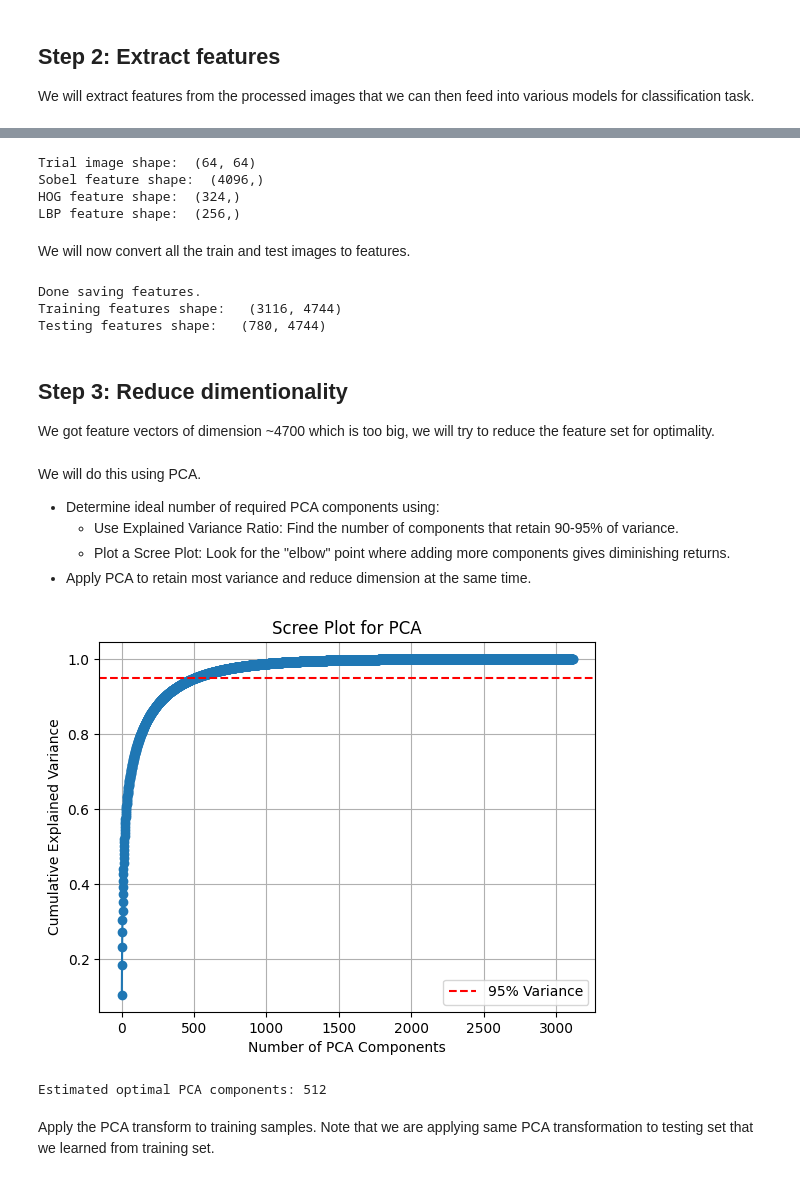
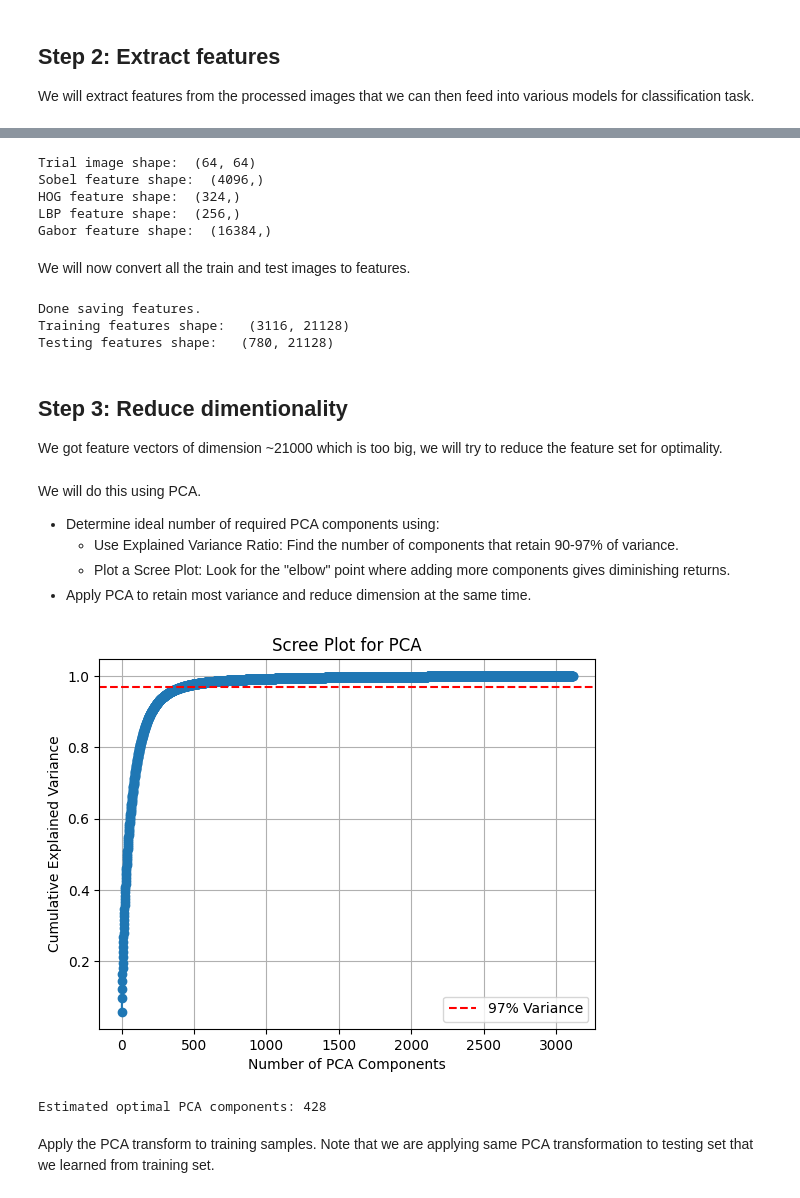
Before and after one commit to ArchisKulkarni00/VR_Project1_ArchisKulkarni_MT2024082, a Jupyter notebook: Task-a/BinaryClassification.ipynb, the cells around one changed output, grey strips where cells are left out. Cells and saved outputs as stored; diff of their text form; code cells hidden in the pictures.

Commit message:
Updated code
Updated the binary classification code. removed normalization, went back to 64x64, added gabor features.

refactor, feature

```diff
--- a/Task-a/BinaryClassification.ipynb
+++ b/Task-a/BinaryClassification.ipynb
@@ -117,27 +156,35 @@ We will extract features from the processed images that we can then feed into va
 # %%
 from sklearn.preprocessing import MinMaxScaler, StandardScaler
+from skimage.feature import local_binary_pattern
 
 def sobelFeatures(image):
     image = cv2.GaussianBlur(image, (3, 3), 0)
     gradX = cv2.Sobel(image, cv2.CV_64F, 1, 0, ksize=3)
     gradY = cv2.Sobel(image, cv2.CV_64F, 0, 1, ksize=3)
     magnitude = np.sqrt(gradX**2 + gradY**2)
-    scaler = MinMaxScaler()
-    magnitude = scaler.fit_transform(magnitude.reshape(-1, 1)).flatten()
-    return magnitude
+    # orientation = np.arctan2(gradY, gradX) * (180 / np.pi) % 180
+
+    # Histogram of gradient orientations (similar to HOG concept)
+    # hist_orient = np.histogram(orientation, bins=9, range=(0, 180))[0]
+
+    # No normalization
+    # return np.concatenate([magnitude.flatten(), hist_orient])
+    return magnitude.flatten()
 
 def hogFeatures(image):
     image = image.astype("uint8")
+
+    # Smaller cell size for more detailed features
     winSize = (image.shape[1], image.shape[0])
     blockSize = (32, 32)
     blockStride = (16, 16)
     cellSize = (16, 16)
     nbins = 9
+
     hog = cv2.HOGDescriptor(winSize, blockSize, blockStride, cellSize, nbins)
     hog = hog.compute(image).flatten()
-    scaler = StandardScaler()
-    hog = scaler.fit_transform(hog.reshape(-1, 1)).flatten()
 
+    # No normalization
     return hog
 
 def lbpFeatures(image):
@@ -150,26 +197,40 @@ def lbpFeatures(image):
                                                  (1, 1), (1, 0), (1, -1), (0, -1)]])
             lbp[i, j] = int(binaryString, 2)
     hist = cv2.calcHist([lbp.astype("uint8")], [0], None, [256], [0, 256])
-    scaler = MinMaxScaler()
-    hist = scaler.fit_transform(hist.reshape(-1, 1)).flatten()
 
-    return hist
+    # No normalization
+    return hist.flatten()
 
+def gaborFeatures(image):
+    kernels = []
+    for theta in range(4):  # Different angles
+        kernel = cv2.getGaborKernel((21, 21), 8.0, theta * np.pi / 4, 10.0, 0.5, 0, ktype=cv2.CV_32F)
+        kernels.append(kernel)
+
+    features = []
+    for kernel in kernels:
+        f = cv2.filter2D(image, cv2.CV_8UC3, kernel).flatten()
+        features.append(f)
+
+    return np.concatenate(features)
 
 trial_image = trainImages[0]
 print("Trial image shape: ", trial_image.shape)
 trial_sobel = sobelFeatures(trial_image)
 trial_hog = hogFeatures(trial_image)
 trial_lbp = lbpFeatures(trial_image)
+trial_gabor = gaborFeatures(trial_image)
 
 print("Sobel feature shape: ", trial_sobel.shape)
 print("HOG feature shape: ", trial_hog.shape)
 print("LBP feature shape: ", trial_lbp.shape)
+print("Gabor feature shape: ", trial_gabor.shape)
 # %% [output]
 Trial image shape:  (64, 64)
 Sobel feature shape:  (4096,)
 HOG feature shape:  (324,)
 LBP feature shape:  (256,)
+Gabor feature shape:  (16384,)
 # %% [markdown]
 We will now convert all the train and test images to features.
 # %%
@@ -180,13 +241,15 @@ for image in trainImages:
     trial_sobel = sobelFeatures(image)
     trial_hog = hogFeatures(image)
     trial_lbp = lbpFeatures(image)
-    trainFeatures.append(np.hstack([trial_sobel, trial_hog, trial_hog]))
+    trial_gabor=gaborFeatures(image)
+    trainFeatures.append(np.hstack([trial_sobel, trial_hog, trial_hog,trial_gabor]))
 
 for image in testImages:
     trial_sobel = sobelFeatures(image)
     trial_hog = hogFeatures(image)
     trial_lbp = lbpFeatures(image)
-    testFeatures.append(np.hstack([trial_sobel, trial_hog, trial_hog]))
+    trial_gabor=gaborFeatures(image)
+    testFeatures.append(np.hstack([trial_sobel, trial_hog, trial_hog,trial_gabor]))
 
 trainFeatures = np.array(trainFeatures)
 testFeatures = np.array(testFeatures)
@@ -199,44 +262,44 @@ print("Training features shape:  ",trainFeatures.shape)
 print("Testing features shape:  ",testFeatures.shape)
 # %% [output]
 Done saving features.
-Training features shape:   (3116, 4744)
-Testing features shape:   (780, 4744)
+Training features shape:   (3116, 21128)
+Testing features shape:   (780, 21128)
 # %% [markdown]
 ## Step 3: Reduce dimentionality
-We got feature vectors of dimension ~4700 which is too big, we will try to reduce the feature set for optimality.
+We got feature vectors of dimension ~21000 which is too big, we will try to reduce the feature set for optimality.
 # %% [markdown]
 We will do this using PCA.
 - Determine ideal number of required PCA components using:
-  - Use Explained Variance Ratio: Find the number of components that retain 90-95% of variance.
+  - Use Explained Variance Ratio: Find the number of components that retain 90-97% of variance.
   - Plot a Scree Plot: Look for the "elbow" point where adding more components gives diminishing returns.
 - Apply PCA to retain most variance and reduce dimension at the same time.
 # %%
 from sklearn.decomposition import PCA
 
-def estimatePCAComponents(trainFeatures, sampleSize=1000, varianceThreshold=0.95):
+def estimatePCAComponents(trainFeatures, sampleSize=1000, varianceThreshold=0.97):
     sampleSize = min(sampleSize, trainFeatures.shape[0])
     X_sample = trainFeatures[np.random.choice(trainFeatures.shape[0], sampleSize, replace=False), :]
 
     pca = PCA().fit(X_sample)
     explainedVariance = np.cumsum(pca.explained_variance_ratio_)
     numComponents = np.argmax(explainedVariance >= varianceThreshold) + 1
 
     plt.plot(np.arange(1, len(explainedVariance) + 1), explainedVariance, marker='o', linestyle='-')
     plt.axhline(y=varianceThreshold, color='r', linestyle='--', label=f'{int(varianceThreshold * 100)}% Variance')
     plt.xlabel("Number of PCA Components")
     plt.ylabel("Cumulative Explained Variance")
     plt.title("Scree Plot for PCA")
     plt.legend()
     plt.grid()
     plt.show()
 
     return numComponents
 
 optimalComponents = estimatePCAComponents(trainFeatures, sampleSize=trainFeatures.shape[0])
 print(f"Estimated optimal PCA components: {optimalComponents}")
 # %% [output]
-[figure, old version]
+[figure, new version]
-Estimated optimal PCA components: 512
+Estimated optimal PCA components: 428
 # %% [markdown]
 Apply the PCA transform to training samples. Note that we are applying same PCA transformation to testing set that we learned from training set.
 # %%
```
Also changed, not shown: parts of 15 cells of this notebook.
